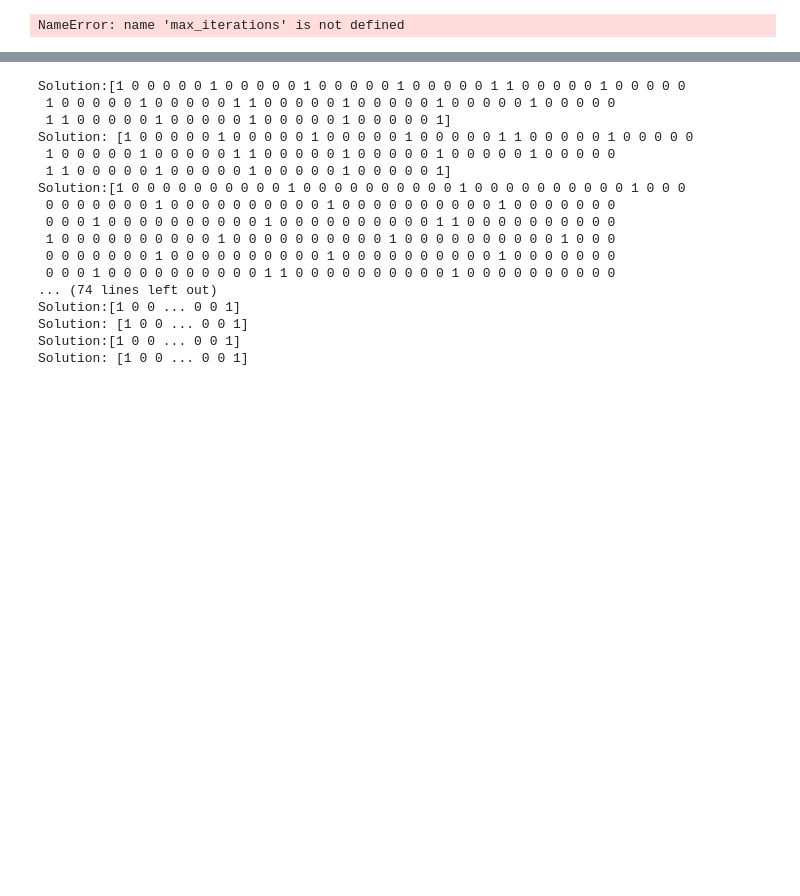
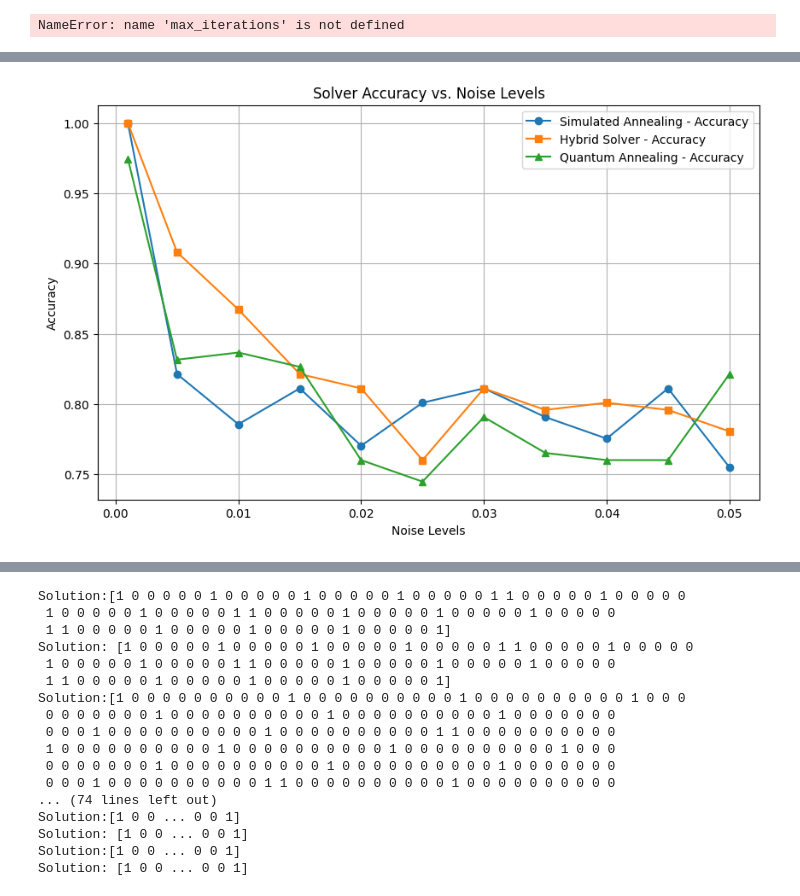
Before and after one commit to vitahehe/quantum-ocean-sdk, a Jupyter notebook: ENERGYCONVERGENCENOISE.ipynb, the cells around one changed output, grey strips where cells are left out. Saved outputs shown, nothing was run; the diff lists cells and outputs as text; code cells hidden in the pictures; blank space fills up the shorter version.

```diff
--- a/ENERGYCONVERGENCENOISE.ipynb
+++ b/ENERGYCONVERGENCENOISE.ipynb
@@ -523,0 +538,84 @@ Solution:[1 0 0 0 0 0 0 0 0 0 0 0 1 0 0 0 0 0 0 0 0 0 0 0 0 0 0 1 0 0 0 1 0 0 0
+# %%
+import matplotlib.pyplot as plt
+
+# Data
+noise_levels = [0.001, 0.005, 0.01, 0.015, 0.02, 0.025, 0.03, 0.035, 0.04, 0.045, 0.05]
+
+sa_accuracy = [1.0, 0.8214285714285714, 0.7857142857142857, 0.8112244897959183,
+               0.7704081632653061, 0.8010204081632653, 0.8112244897959183,
+               0.7908163265306123, 0.7755102040816326, 0.8112244897959183,
+               0.7551020408163265]
+sa_runtime = [0.4902989864349365, 0.4950559139251709, 0.4694995880126953,
+              0.5478942394256592, 0.4615664482116699, 0.4995698928833008,
+              0.4936850070953369, 0.48966479301452637, 0.4626467227935791,
+              0.4626433849334717, 0.47415971755981445]
+
+hs_accuracy = [1.0, 0.9081632653061225, 0.8673469387755102, 0.8214285714285714,
+               0.8112244897959183, 0.7602040816326531, 0.8112244897959183,
+               0.7959183673469388, 0.8010204081632653, 0.7959183673469388,
+               0.7806122448979592]
+hs_runtime = [11.185181140899658, 9.565126419067383, 9.734524965286255,
+              10.223132848739624, 10.591209411621094, 65.75008034706116,
+              12.574194192886353, 11.56064224243164, 9.801086902618408,
+              9.651978731155396, 9.603064060211182]
+
+qa_accuracy = [0.9744897959183674, 0.8316326530612245, 0.8367346938775511,
+               0.826530612244898, 0.7602040816326531, 0.7448979591836735,
+               0.7908163265306123, 0.7653061224489796, 0.7602040816326531,
+               0.7602040816326531, 0.8214285714285714]
+qa_runtime = [10.84709358215332, 6.550270318984985, 5.667295455932617,
+              7.60883903503418, 8.778262376785278, 8.991784811019897,
+              9.530378103256226, 5.797193288803101, 8.835322141647339,
+              6.43585991859436, 6.581148386001587]
+
+# Line Plot for Accuracy
+plt.figure(figsize=(10, 6))
+plt.plot(noise_levels, sa_accuracy, label="Simulated Annealing - Accuracy", marker="o")
+plt.plot(noise_levels, hs_accuracy, label="Hybrid Solver - Accuracy", marker="s")
+plt.plot(noise_levels, qa_accuracy, label="Quantum Annealing - Accuracy", marker="^")
+plt.xlabel("Noise Levels")
+plt.ylabel("Accuracy")
+plt.title("Solver Accuracy vs. Noise Levels")
+plt.legend()
+plt.grid(True)
+plt.show()
+
+# Line Plot for Runtime
+plt.figure(figsize=(10, 6))
+plt.plot(noise_levels, sa_runtime, label="Simulated Annealing - Runtime", marker="o")
+plt.plot(noise_levels, hs_runtime, label="Hybrid Solver - Runtime", marker="s")
+plt.plot(noise_levels, qa_runtime, label="Quantum Annealing - Runtime", marker="^")
+plt.xlabel("Noise Levels")
+plt.ylabel("Runtime (seconds)")
+plt.title("Solver Runtime vs. Noise Levels")
+plt.legend()
+plt.grid(True)
+plt.show()
+
+# Combined Plot: Accuracy and Runtime
+fig, ax1 = plt.subplots(figsize=(10, 6))
+
+# Accuracy on the left y-axis
+ax1.plot(noise_levels, sa_accuracy, label="Simulated Annealing - Accuracy", color="blue", marker="o")
+ax1.plot(noise_levels, hs_accuracy, label="Hybrid Solver - Accuracy", color="green", marker="s")
+ax1.plot(noise_levels, qa_accuracy, label="Quantum Annealing - Accuracy", color="purple", marker="^")
+ax1.set_xlabel("Noise Levels")
+ax1.set_ylabel("Accuracy", color="blue")
+ax1.tick_params(axis='y', labelcolor="blue")
+ax1.grid(True)
+
+# Runtime on the right y-axis
+ax2 = ax1.twinx()
+ax2.plot(noise_levels, sa_runtime, label="Simulated Annealing - Runtime", color="red", linestyle="--", marker="o")
+ax2.plot(noise_levels, hs_runtime, label="Hybrid Solver - Runtime", color="orange", linestyle="--", marker="s")
+ax2.plot(noise_levels, qa_runtime, label="Quantum Annealing - Runtime", color="brown", linestyle="--", marker="^")
+ax2.set_ylabel("Runtime (seconds)", color="red")
+ax2.tick_params(axis='y', labelcolor="red")
+
+# Title and Legend
+fig.suptitle("Solver Accuracy and Runtime vs. Noise Levels")
+fig.tight_layout()
+fig.legend(loc="upper center", bbox_to_anchor=(0.5, -0.05), ncol=3)
+plt.show()
+# %% [output]
+[figure, added]
```
Also changed, not shown: parts of 6 cells of this notebook, 4 other files.
